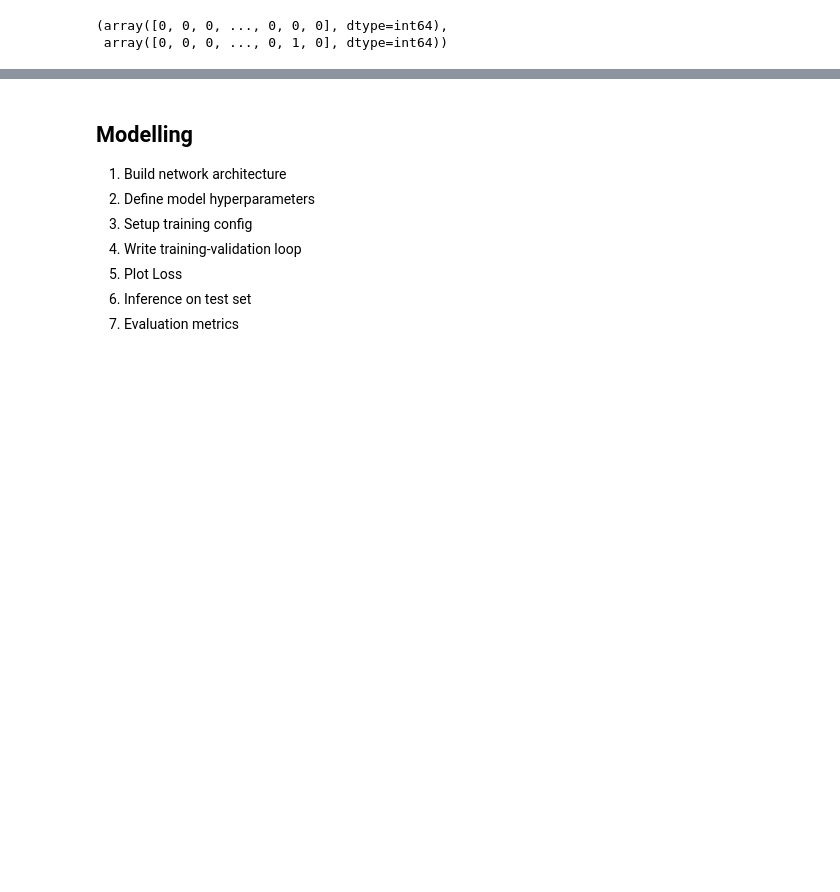
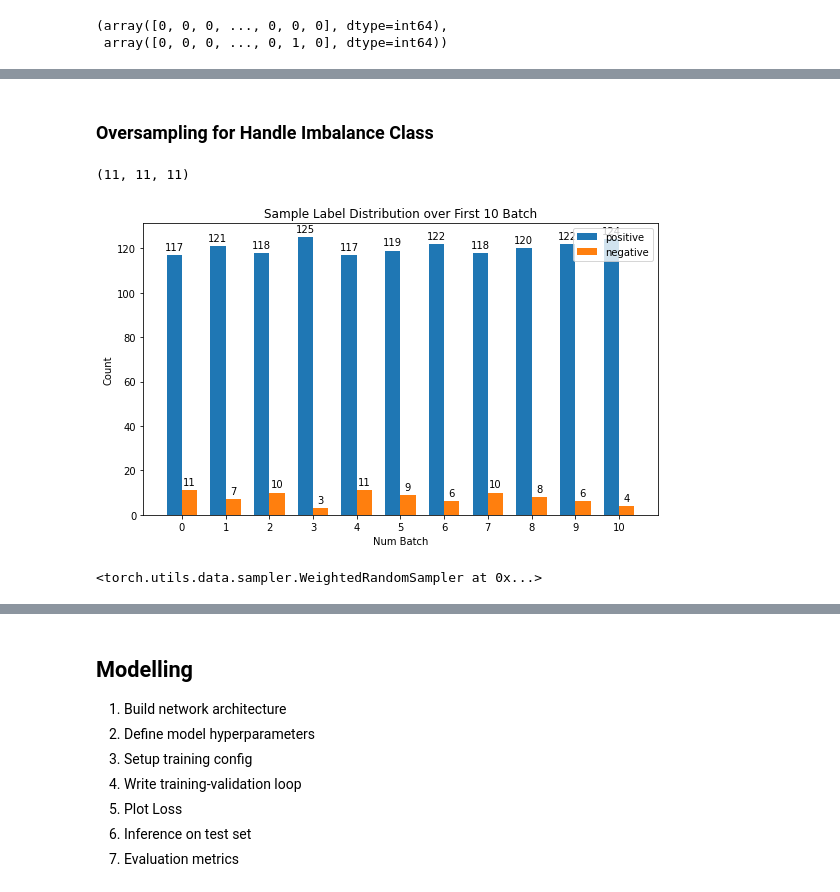
Before and after one commit to fhrzn/detoxification, a Jupyter notebook: notebooks/3.0-fhrzn-simple-classifier-pytorch.ipynb, the cells around one changed output, grey strips where cells are left out. Cells and saved outputs as stored; diff of their text form; code cells hidden in the pictures; blank space fills up the shorter version.

```diff
--- a/notebooks/3.0-fhrzn-simple-classifier-pytorch.ipynb
+++ b/notebooks/3.0-fhrzn-simple-classifier-pytorch.ipynb
@@ -221,0 +225,52 @@ Sample label input:
+# %% [markdown]
+### Oversampling for Handle Imbalance Class
+# %%
+from collections import Counter
+
+dataiter = iter(trainloader)
+x = np.arange(11)
+count_pos = []
+count_neg = []
+
+for i, (_, lbl) in enumerate(dataiter):
+    c = Counter(lbl.numpy())
+    count_pos.append(c[0])
+    count_neg.append(c[1])
+    if i >= 10:
+        break
+
+len(x), len(count_pos), len(count_neg)
+# %% [output]
+(11, 11, 11)
+# %%
+def plot_label_dist(batches, count_pos, count_neg, width=.35, title=None):
+    width = width
+    title = title if title != None else 'Sample Label Distribution over First 10 Batch'
+
+    fig, ax = plt.subplots(figsize=(8,5))
+    r1 = ax.bar(batches - width / 2, count_pos, width, label='positive')
+    r2 = ax.bar(batches + width / 2, count_neg, width, label='negative')
+
+    ax.set_ylabel('Count')
+    ax.set_xlabel('Num Batch')
+    ax.set_xticks(batches, batches)
+    ax.set_title(title)
+    ax.legend()
+
+    ax.bar_label(r1, padding=3)
+    ax.bar_label(r2, padding=3)
+
+    fig.tight_layout()
+    plt.show()
+
+plot_label_dist(x, count_pos, count_neg)
+# %% [output]
+[figure, added]
+# %%
+labels_unique, counts = np.unique(train['is_toxic'], return_counts=True)
+class_weights = [sum(counts) / c for c in counts]
+example_weights = [class_weights[e] for e in train['is_toxic']]
+sampler = WeightedRandomSampler(example_weights, len(train['is_toxic']))
+sampler
+# %% [output]
+<torch.utils.data.sampler.WeightedRandomSampler at 0x...>
```
Also changed, not shown: parts of 20 cells of this notebook.
